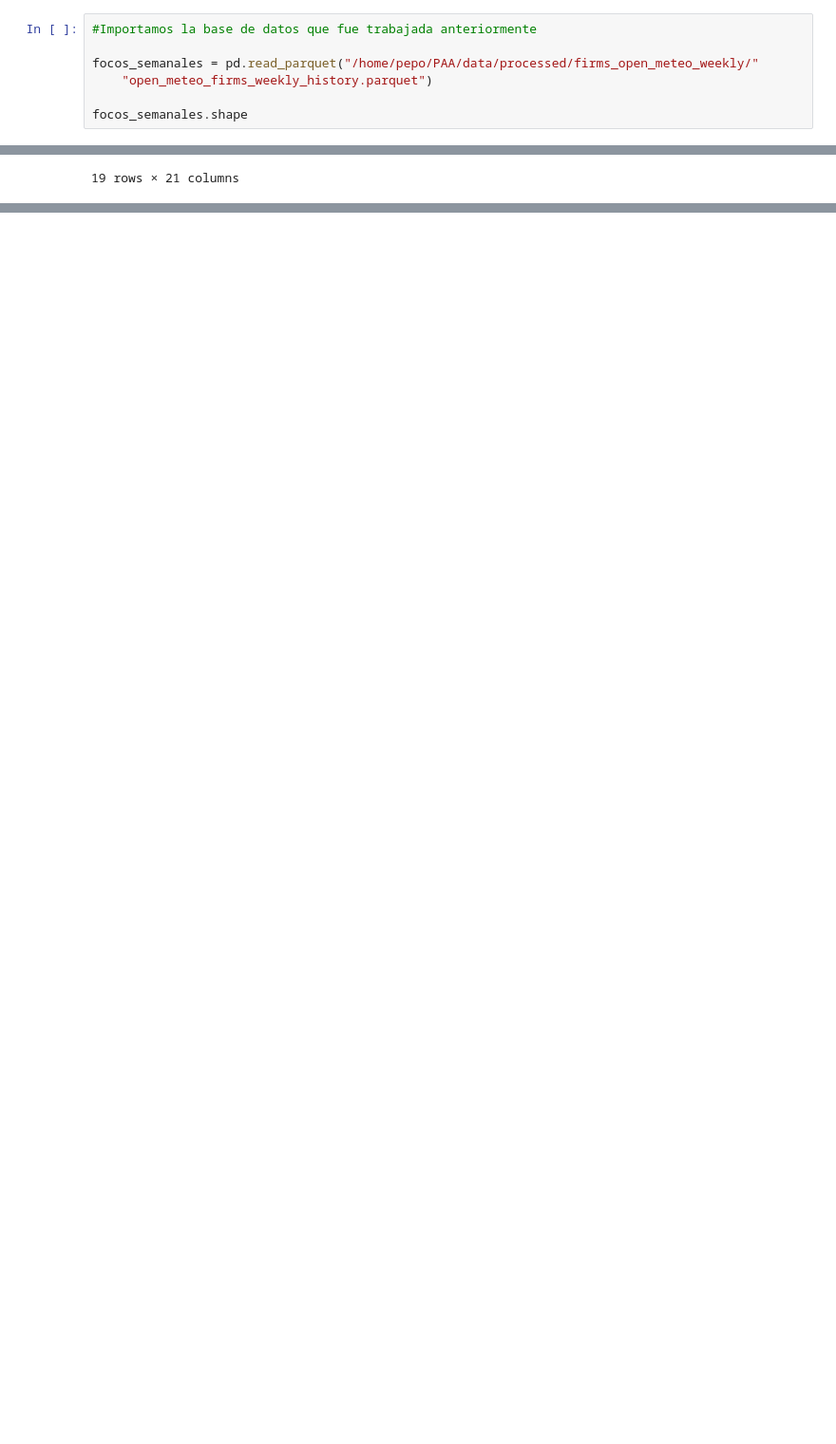
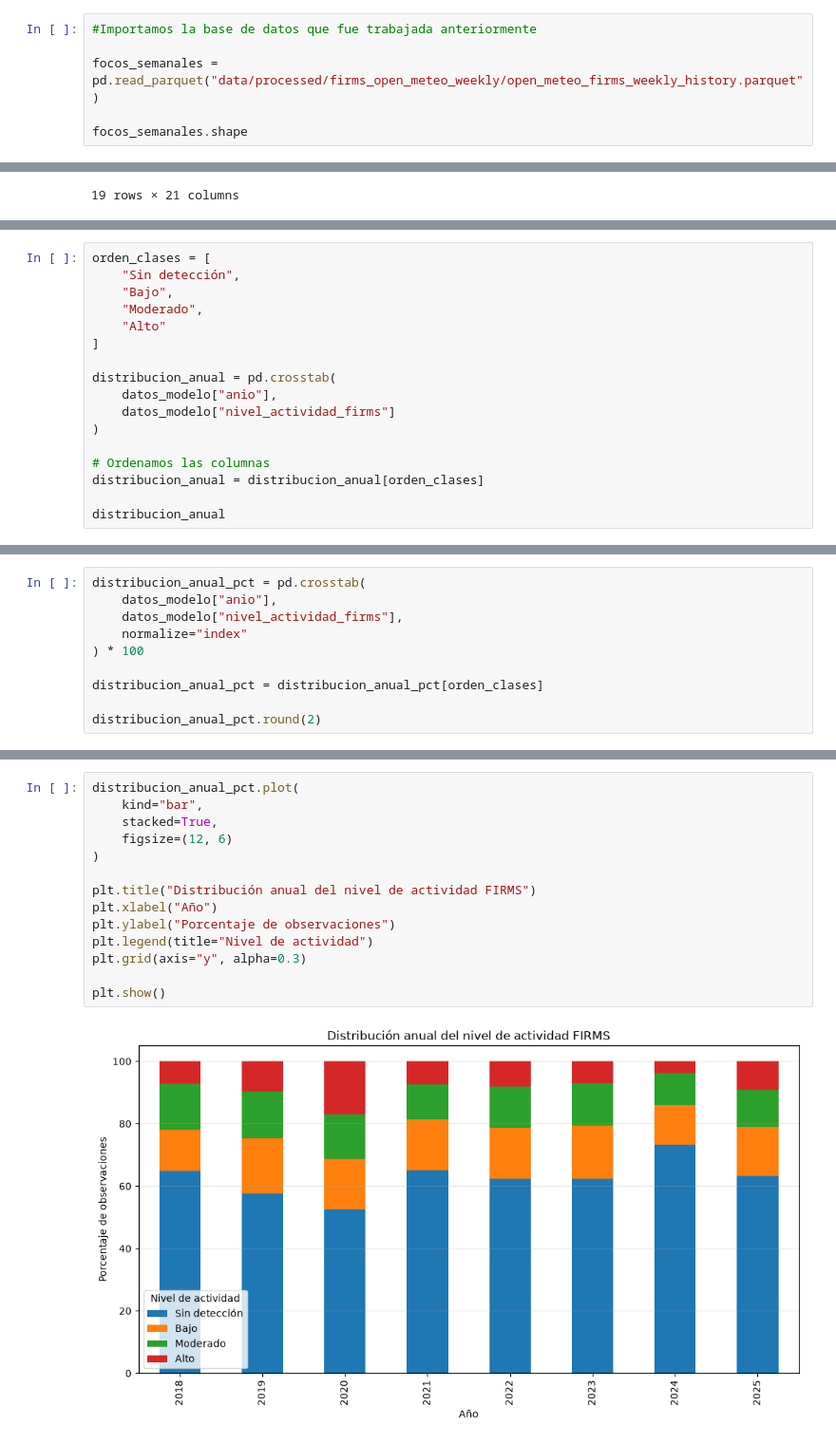
Before and after one commit to kateringonzalez-glitch/Proyecto-AA, a Jupyter notebook: Analisis_Tabla_Completa.ipynb, the cells around one changed output, grey strips where cells are left out. Shown at 95% size. Drawn from its saved outputs; the diff is of its cells as text; blank space fills up the shorter version.

```diff
--- a/Analisis_Tabla_Completa.ipynb
+++ b/Analisis_Tabla_Completa.ipynb
@@ -4,8 +4,7 @@ import matplotlib.pyplot as plt
 # %%
 #Importamos la base de datos que fue trabajada anteriormente
 
-focos_semanales = pd.read_parquet("/home/pepo/PAA/data/processed/firms_open_meteo_weekly/"
-    "open_meteo_firms_weekly_history.parquet")
+focos_semanales = pd.read_parquet("data/processed/firms_open_meteo_weekly/open_meteo_firms_weekly_history.parquet")
 
 focos_semanales.shape
 # %% [output]
@@ -310,0 +315,17 @@ datos_modelo[
+# %%
+orden_clases = [
+    "Sin detección",
+    "Bajo",
+    "Moderado",
+    "Alto"
+]
+
+distribucion_anual = pd.crosstab(
+    datos_modelo["anio"],
+    datos_modelo["nivel_actividad_firms"]
+)
+
+# Ordenamos las columnas
+distribucion_anual = distribucion_anual[orden_clases]
+
+distribucion_anual
@@ -310,0 +343,10 @@ datos_modelo[
+# %%
+distribucion_anual_pct = pd.crosstab(
+    datos_modelo["anio"],
+    datos_modelo["nivel_actividad_firms"],
+    normalize="index"
+) * 100
+
+distribucion_anual_pct = distribucion_anual_pct[orden_clases]
+
+distribucion_anual_pct.round(2)
@@ -310,0 +364,16 @@ datos_modelo[
+# %%
+distribucion_anual_pct.plot(
+    kind="bar",
+    stacked=True,
+    figsize=(12, 6)
+)
+
+plt.title("Distribución anual del nivel de actividad FIRMS")
+plt.xlabel("Año")
+plt.ylabel("Porcentaje de observaciones")
+plt.legend(title="Nivel de actividad")
+plt.grid(axis="y", alpha=0.3)
+
+plt.show()
+# %% [output]
+[figure, added]
```
Also changed, not shown: parts of 7 cells of this notebook.
